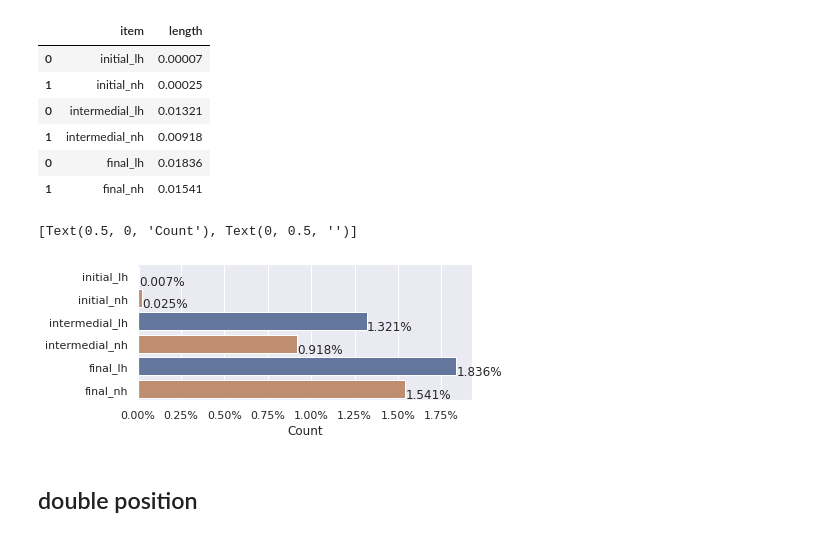
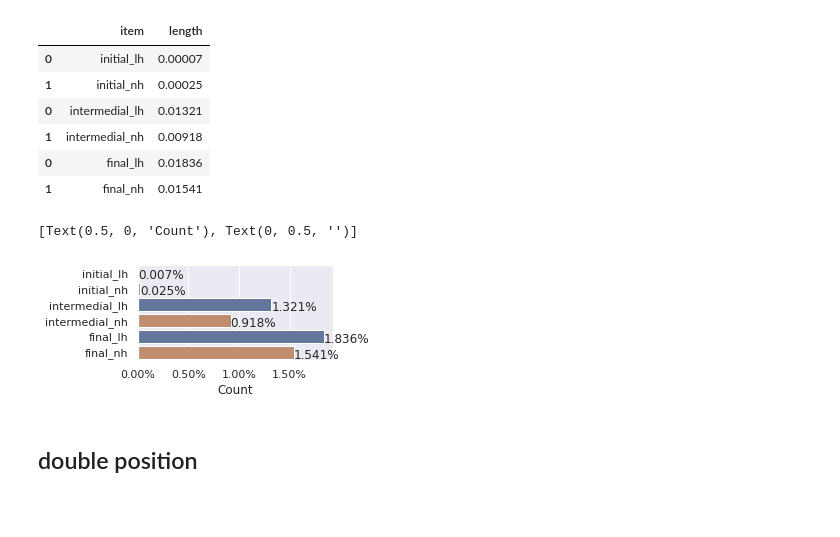
Before and after one commit to Portophon/palatal-sonorants-pt, a Jupyter notebook: NH_&_LH_DicioAberto_stats.ipynb, the cells around one changed output. Saved outputs shown, nothing was run; the diff lists cells and outputs as text; code cells hidden in the pictures; blank space fills up the shorter version.

```diff
--- a/NH_&_LH_DicioAberto_stats.ipynb
+++ b/NH_&_LH_DicioAberto_stats.ipynb
@@ -1179,26 +1179,26 @@ df
 # %%
 all_colors = {
     'word_lh': '#5975a4',
     'word_nh': '#cc8963'
 }
 
 all_colors = list(all_colors.values())
 all_colors = all_colors*3
 sns.set_palette(sns.color_palette(all_colors))
 
 
 fig, ax = plt.subplots()
 ax = sns.barplot(x="length", y="item" , data=df)
 
 ax.xaxis.set_major_formatter(ticker.PercentFormatter(1))
 show_values_on_bars_h(ax)
 
-fig.set_size_inches(6,2.5)
+fig.set_size_inches(3.5,1.75)
 
 ax.set(xlabel="Count", ylabel="")
 # %% [output]
 [Text(0.5, 0, 'Count'), Text(0, 0.5, '')]
-[figure, old version]
+[figure, new version]
 # %% [markdown]
 ## double position
 # %%
```
Also changed, not shown: parts of 1 cell of this notebook, 3 other files.
